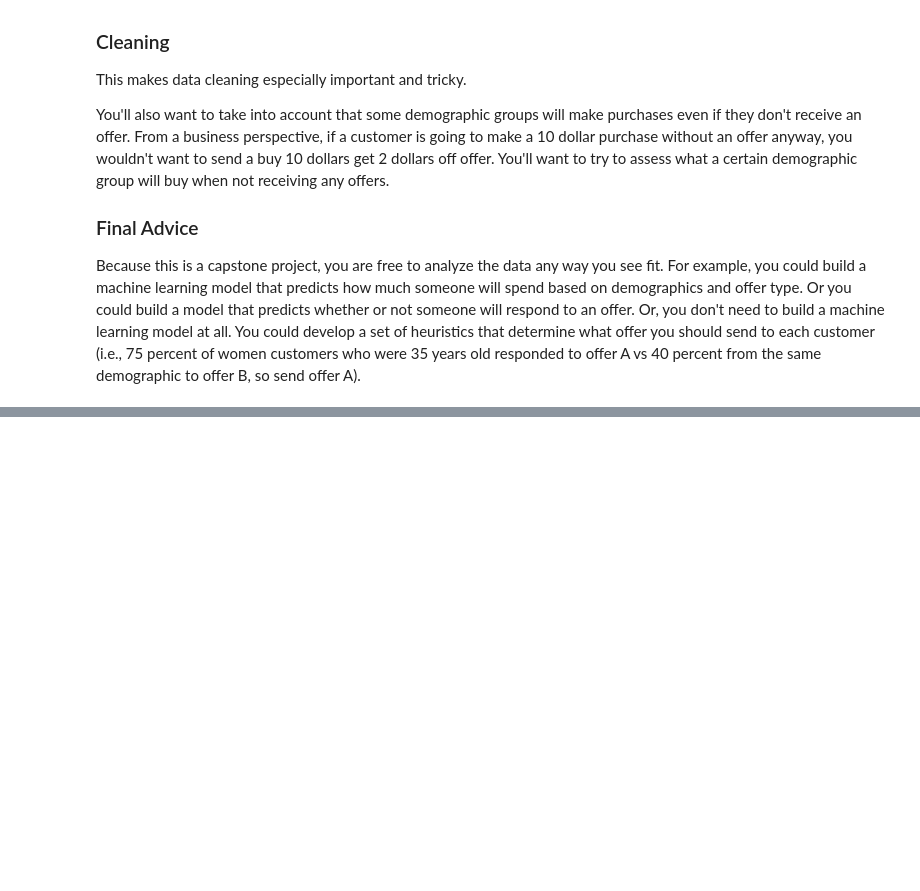
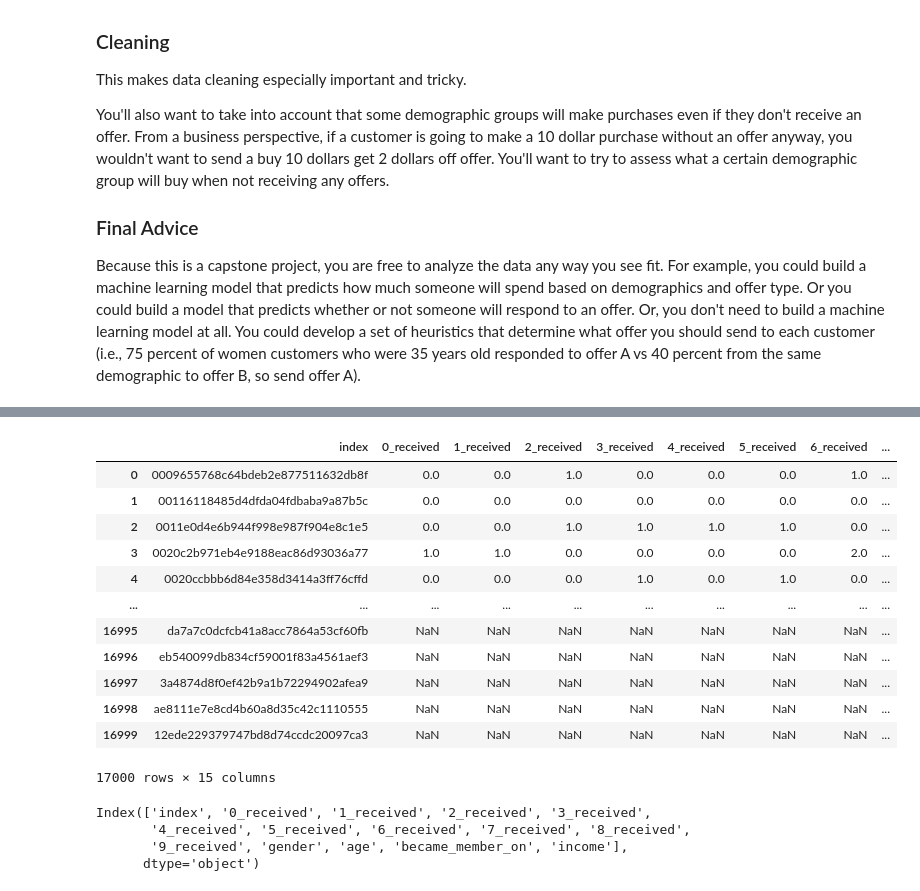
Before and after one commit to sandytat03/starbucks_dsnd_project, a Jupyter notebook: Starbucks_Capstone_notebook.ipynb, the cells around one changed output, grey strips where cells are left out. Saved outputs shown, nothing was run; the diff lists cells and outputs as text; code cells hidden in the pictures; blank space fills up the shorter version.

```diff
--- a/Starbucks_Capstone_notebook.ipynb
+++ b/Starbucks_Capstone_notebook.ipynb
@@ -125,0 +483,19 @@ transcript[transcript.duplicated(subset=['person'], keep=False)]
+# %%
+profile_offer_received = pd.concat([offer_received_bycus.set_index('person'), profile.set_index('id')], axis=1, sort=False)
+# %%
+profile_offer_received = profile_offer_received.reset_index()
+profile_offer_received
+# %% [output]
+|  | index | 0_received | 1_received | 2_received | 3_received | 4_received | 5_received | 6_received | ... |
+| 0 | 0009655768c64bdeb2e877511632db8f | 0.0 | 0.0 | 1.0 | 0.0 | 0.0 | 0.0 | 1.0 | ... |
+| 1 | 00116118485d4dfda04fdbaba9a87b5c | 0.0 | 0.0 | 0.0 | 0.0 | 0.0 | 0.0 | 0.0 | ... |
+| 2 | 0011e0d4e6b944f998e987f904e8c1e5 | 0.0 | 0.0 | 1.0 | 1.0 | 1.0 | 1.0 | 0.0 | ... |
+| 3 | 0020c2b971eb4e9188eac86d93036a77 | 1.0 | 1.0 | 0.0 | 0.0 | 0.0 | 0.0 | 2.0 | ... |
+| 4 | 0020ccbbb6d84e358d3414a3ff76cffd | 0.0 | 0.0 | 0.0 | 1.0 | 0.0 | 1.0 | 0.0 | ... |
+| ... | ... | ... | ... | ... | ... | ... | ... | ... | ... |
+| 16995 | da7a7c0dcfcb41a8acc7864a53cf60fb | NaN | NaN | NaN | NaN | NaN | NaN | NaN | ... |
+| 16996 | eb540099db834cf59001f83a4561aef3 | NaN | NaN | NaN | NaN | NaN | NaN | NaN | ... |
+| 16997 | 3a4874d8f0ef42b9a1b72294902afea9 | NaN | NaN | NaN | NaN | NaN | NaN | NaN | ... |
+| 16998 | ae8111e7e8cd4b60a8d35c42c1110555 | NaN | NaN | NaN | NaN | NaN | NaN | NaN | ... |
+| 16999 | 12ede229379747bd8d74ccdc20097ca3 | NaN | NaN | NaN | NaN | NaN | NaN | NaN | ... |
+17000 rows × 15 columns
@@ -125,0 +504,7 @@ transcript[transcript.duplicated(subset=['person'], keep=False)]
+# %%
+profile_offer_received.columns
+# %% [output]
+Index(['index', '0_received', '1_received', '2_received', '3_received',
+       '4_received', '5_received', '6_received', '7_received', '8_received',
+       '9_received', 'gender', 'age', 'became_member_on', 'income'],
+      dtype='object')
```
Also changed, not shown: parts of 66 cells of this notebook.
